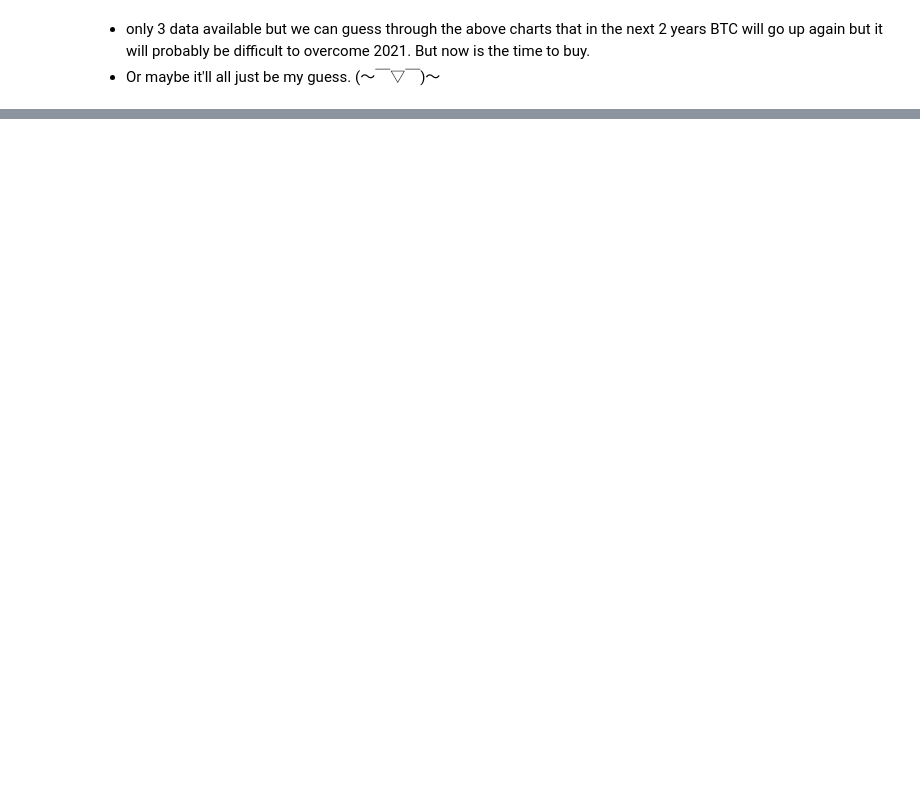
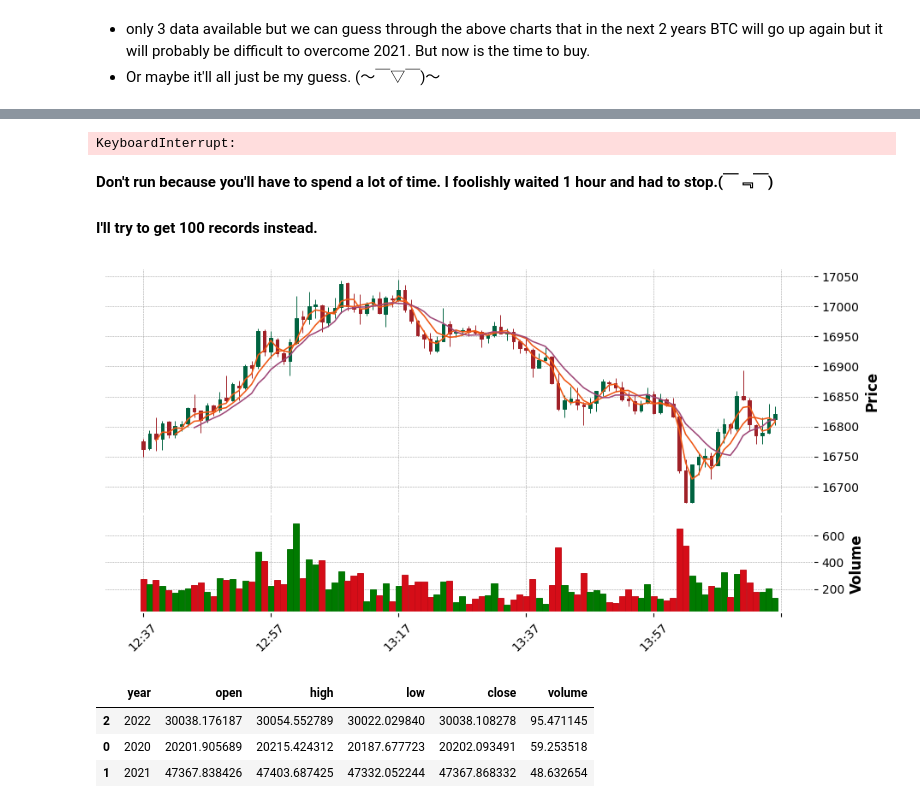
Before and after one commit to An-Tran-2001/Use-Your-Brain-To-Gamble, a Jupyter notebook: Data_normalization.ipynb, the cells around one changed output, grey strips where cells are left out. Drawn from its saved outputs; the diff is of its cells as text; code cells hidden in the pictures; blank space fills up the shorter version.

```diff
--- a/Data_normalization.ipynb
+++ b/Data_normalization.ipynb
@@ -666,0 +673,20 @@ btcusdt_df.head()
+# %%
+mpf.plot(btcusdt_df.set_index('open_time'), type='candle', style='charles', volume=True, mav=(3,6,9), figratio=(20,10), figscale=1)
+# %% [output]
+KeyboardInterrupt:
+# %% [markdown]
+**Don't run because you'll have to spend a lot of time. I foolishly waited 1 hour and had to stop.(￣﹃￣)**
+###
+**I'll try to get 100 records instead.**
+# %%
+mpf.plot(btcusdt_df.set_index('open_time').tail(100), type='candle', style='charles', volume=True, mav=(3,6,9), figratio=(20,10), figscale=1)
+# %% [output]
+[figure, added]
+# %%
+df_year = btcusdt_df[['year', 'open', 'high','low','close', 'volume']].groupby(['year'], as_index=False).mean().sort_values(by='volume', ascending=False)
+df_year
+# %% [output]
+|  | year | open | high | low | close | volume |
+| 2 | 2022 | 30038.176187 | 30054.552789 | 30022.029840 | 30038.108278 | 95.471145 |
+| 0 | 2020 | 20201.905689 | 20215.424312 | 20187.677723 | 20202.093491 | 59.253518 |
+| 1 | 2021 | 47367.838426 | 47403.687425 | 47332.052244 | 47367.868332 | 48.632654 |
```
Also changed, not shown: parts of 20 cells of this notebook.
